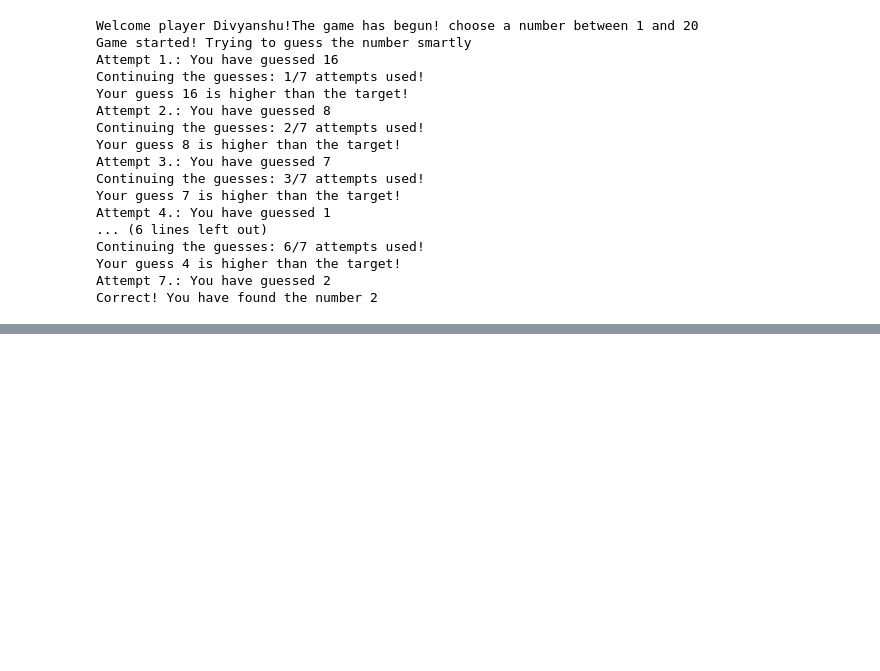
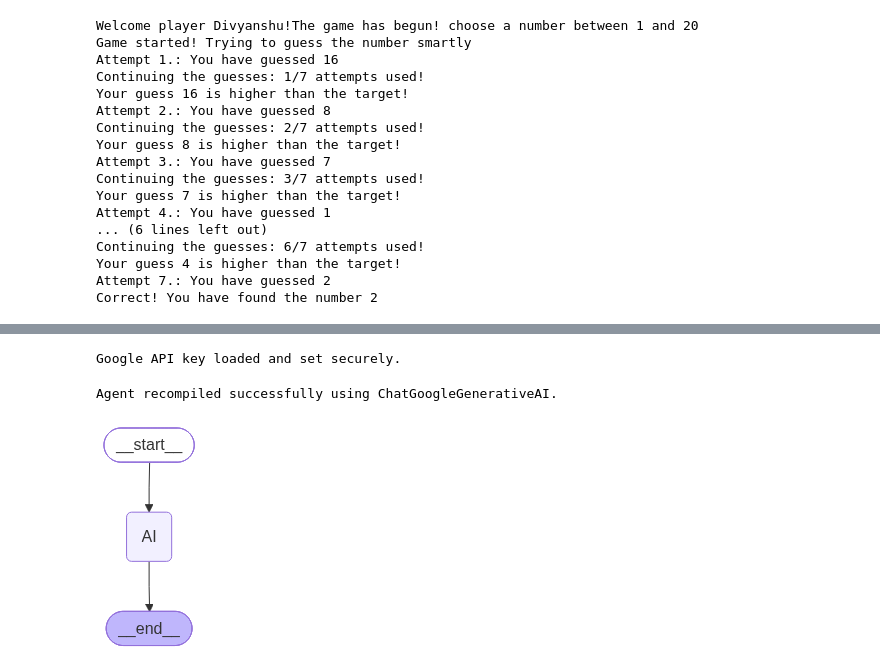
Before and after one commit to divyanshu-png/VOID, a Jupyter notebook: LangGraph_Basics.ipynb, the cells around one changed output, grey strips where cells are left out. Cells and saved outputs as stored; diff of their text form; code cells hidden in the pictures; blank space fills up the shorter version.

Commit message:
Learned to implement Google Gemini LLM into langgraph graph node

```diff
--- a/LangGraph_Basics.ipynb
+++ b/LangGraph_Basics.ipynb
@@ -754,0 +802,18 @@ Correct! You have found the number 2
+# %%
+class agentState(TypedDict):
+    messages : List[HumanMessage]
+
+llm = ChatOpenAI(model="gpt-4o-mini")
+
+def processing_node(state: agentState) -> agentState :
+    response =  llm.invoke(state["messages"])
+    print(f'\n AI: {response.content}')
+    return state
+
+graph = StateGraph(agentState)
+graph.add_node("AI", processing_node)
+
+graph.add_edge(START, "AI")
+graph.add_edge("AI", END)
+
+agent = graph.compile()
@@ -754,0 +857,36 @@ Correct! You have found the number 2
+# %%
+# Import the userdata module from google.colab
+from google.colab import userdata
+
+# Load your Google API key from Colab secrets
+GEMINI_API_KEY = userdata.get('GEMINI_API_KEY')
+
+# Set the environment variable for Google API (LangChain will pick this up automatically)
+import os
+os.environ['GEMINI_API_KEY'] = GEMINI_API_KEY
+
+print("Google API key loaded and set securely.")
+# %% [output]
+Google API key loaded and set securely.
+# %%
+from langchain_google_genai import ChatGoogleGenerativeAI
+from langchain_core.messages import HumanMessage # Ensure HumanMessage is imported if not already
+
+# Redefine the LLM to use Google Gemini
+# You can choose a model like 'gemini-pro' or 'gemini-1.5-flash'
+llm = ChatGoogleGenerativeAI(model="gemini-3.5-flash-lite")
+
+# The processing_node function is already defined to use the global 'llm' variable.
+# We just need to recompile the graph to ensure it uses the updated 'llm' instance.
+
+# Recompile the agent graph with the new llm
+agent = graph.compile()
+
+print("Agent recompiled successfully using ChatGoogleGenerativeAI.")
+# %% [output]
+Agent recompiled successfully using ChatGoogleGenerativeAI.
+# %%
+from IPython.display import Image, display
+display(Image(agent.get_graph().draw_mermaid_png()))
+# %% [output]
+[figure, added]
```
Also changed, not shown: parts of 9 cells of this notebook.
